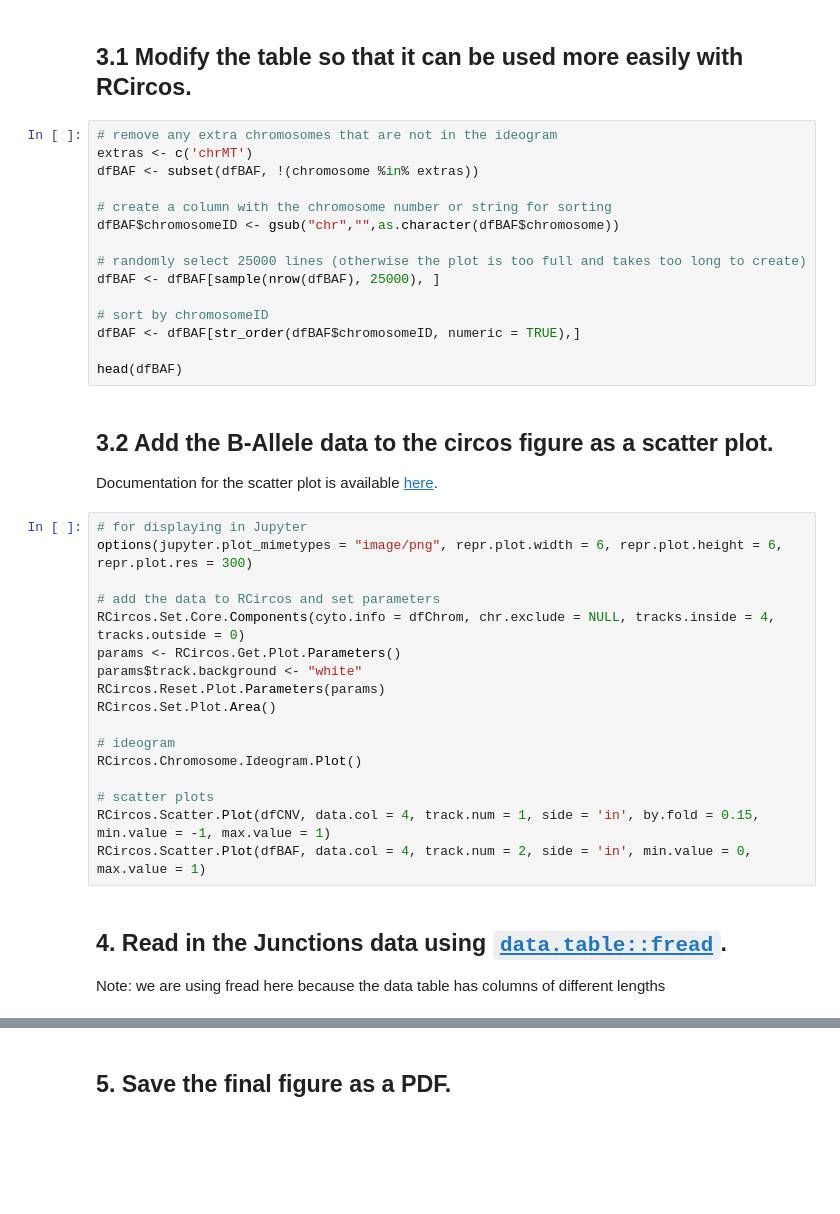
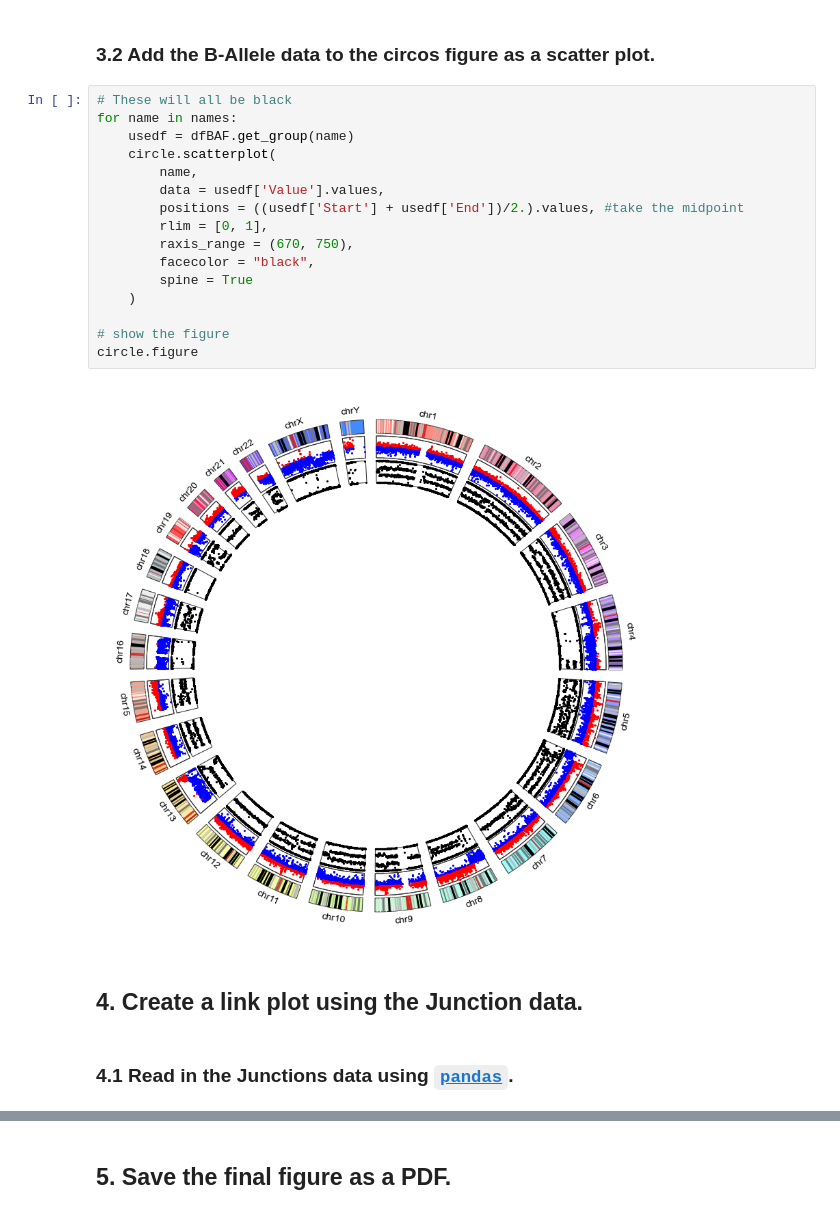
Before and after one commit to ageller/RCS_genomics_visualization, a Jupyter notebook: circos/circos.ipynb, the cells around one changed output, grey strips where cells are left out. Cells and saved outputs as stored; diff of their text form; blank space fills up the shorter version.

````diff
--- a/circos/circos.ipynb
+++ b/circos/circos.ipynb
@@ -138,44 +235,26 @@ head(dfBAF)
-# %% [markdown]
-## 3.1 Modify the table so that it can be used more easily with RCircos.
-# %%
-# remove any extra chromosomes that are not in the ideogram
-extras <- c('chrMT')
-dfBAF <- subset(dfBAF, !(chromosome %in% extras))
-
-# create a column with the chromosome number or string for sorting
-dfBAF$chromosomeID <- gsub("chr","",as.character(dfBAF$chromosome))
-
-# randomly select 25000 lines (otherwise the plot is too full and takes too long to create)
-dfBAF <- dfBAF[sample(nrow(dfBAF), 25000), ]
-
-# sort by chromosomeID
-dfBAF <- dfBAF[str_order(dfBAF$chromosomeID, numeric = TRUE),]
-
-head(dfBAF)
 # %% [markdown]
-## 3.2 Add the B-Allele data to the circos figure as a scatter plot.
-
-Documentation for the scatter plot is available [here](https://www.rdocumentation.org/packages/RCircos/versions/1.2.2/topics/RCircos.Scatter.Plot).
+### 3.2 Add the B-Allele data to the circos figure as a scatter plot.
 # %%
-# for displaying in Jupyter
-options(jupyter.plot_mimetypes = "image/png", repr.plot.width = 6, repr.plot.height = 6, repr.plot.res = 300)
+# These will all be black
+for name in names:
+    usedf = dfBAF.get_group(name)
+    circle.scatterplot(
+        name,
+        data = usedf['Value'].values,
+        positions = ((usedf['Start'] + usedf['End'])/2.).values, #take the midpoint
+        rlim = [0, 1],
+        raxis_range = (670, 750),
+        facecolor = "black",
+        spine = True
+    )
 
-# add the data to RCircos and set parameters
-RCircos.Set.Core.Components(cyto.info = dfChrom, chr.exclude = NULL, tracks.inside = 4, tracks.outside = 0)
-params <- RCircos.Get.Plot.Parameters()
-params$track.background <- "white"
-RCircos.Reset.Plot.Parameters(params)
-RCircos.Set.Plot.Area()
-
-# ideogram
-RCircos.Chromosome.Ideogram.Plot()
-
-# scatter plots
-RCircos.Scatter.Plot(dfCNV, data.col = 4, track.num = 1, side = 'in', by.fold = 0.15, min.value = -1, max.value = 1)
-RCircos.Scatter.Plot(dfBAF, data.col = 4, track.num = 2, side = 'in', min.value = 0, max.value = 1)
+# show the figure
+circle.figure
+# %% [output]
+[figure, added]
+# %% [markdown]
+## 4. Create a link plot using the Junction data.
 # %% [markdown]
-## 4. Read in the Junctions data using [`data.table::fread`](https://www.rdocumentation.org/packages/data.table/versions/1.14.6/topics/fread).
-
-Note: we are using fread here because the data table has columns of different lengths
+### 4.1 Read in the Junctions data using [```pandas```](https://pandas.pydata.org/).
 # %%
 # read in the junctions data and fix the column names
````
Also changed, not shown: parts of 29 cells of this notebook, 7 other files.
